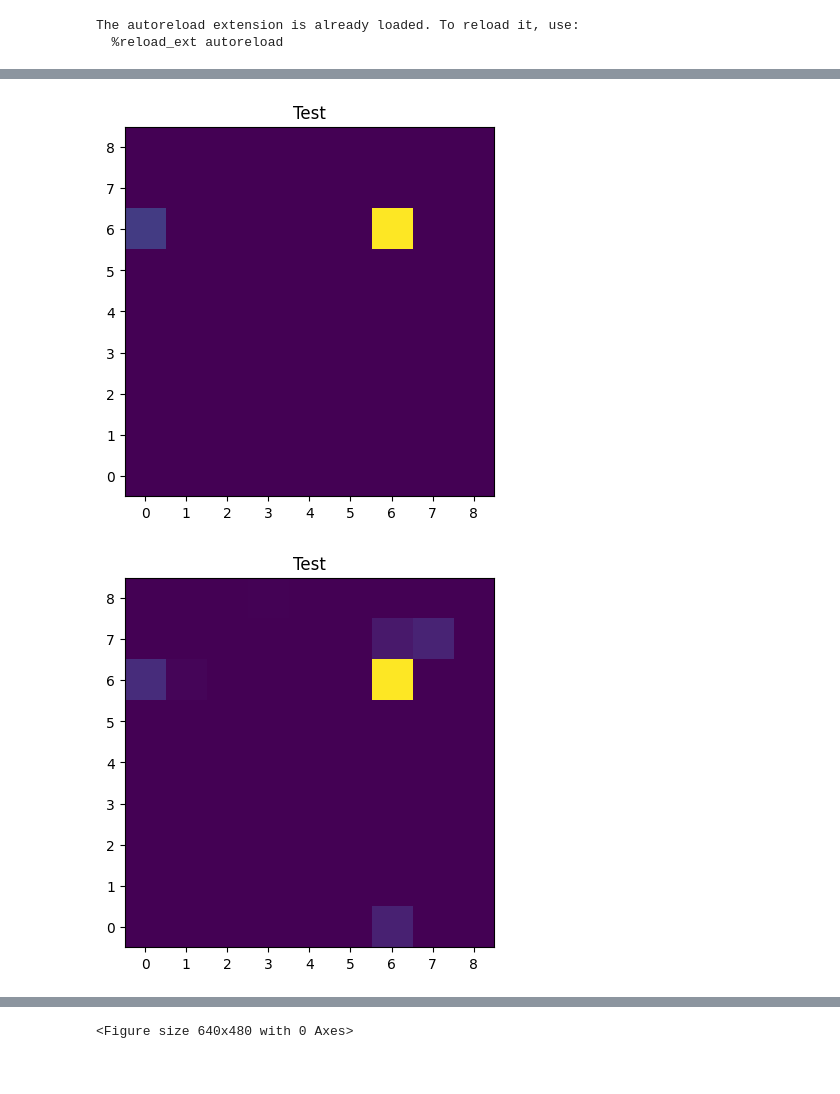
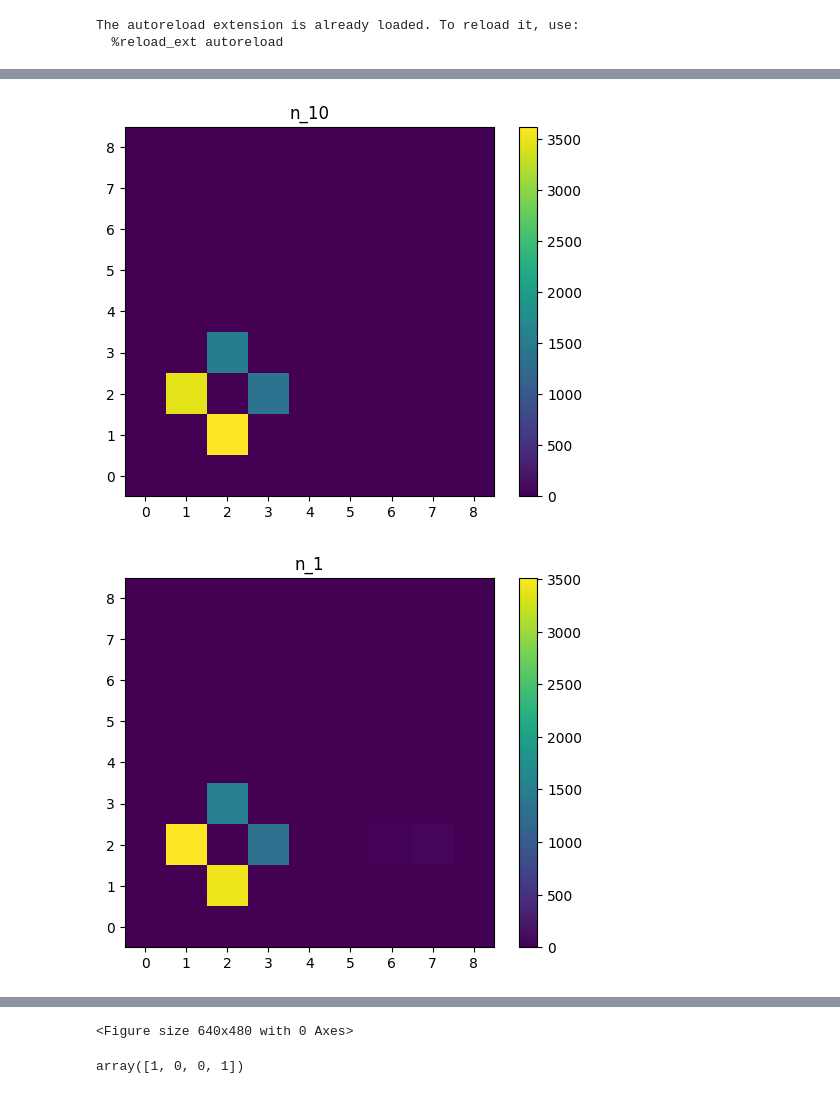
Before and after one commit to JosephRRB/torchgfn_spinfoams, a Jupyter notebook: notebooks/Comparison with MCMC 2D.ipynb, the cells around one changed output, grey strips where cells are left out. Saved outputs shown, nothing was run; the diff lists cells and outputs as text; code cells hidden in the pictures.

Commit message:
Fixed bug in truncated distribution. Restored gaussianDraw to usual gaussian distribution. Refactored code to account for any given reward function. Added colorbar in plots.

```diff
--- a/notebooks/Comparison with MCMC 2D.ipynb
+++ b/notebooks/Comparison with MCMC 2D.ipynb
@@ -19,7 +31,7 @@ import math
 # %%
-iterationsNumber = 10**6
-batchSize = 100000
-burnFactor = 0
+iterationsNumber = 10**5
+batchSize = iterationsNumber / 10
+burnFactor = 100
 deviation = 0.8
 spinJ = 4
 gridLength = 2*spinJ+1
@@ -30,9 +42,10 @@ verbosity = 0
 drawsFolder = str(drawsFolderBase)+"/j_"+str(spinJ)+"/draws/"
 os.makedirs(drawsFolder, exist_ok=True)
 
-MCMC_2D.VertexMCMC(spinJ, iterationsNumber, batchSize, deviation, burnFactor, verbosity, drawsFolder, mean = 0.)
+MCMC_2D.VertexMCMC(spinJ = spinJ, iterationsNumber = iterationsNumber, batchSize = batchSize, deviation = deviation, burnFactor = burnFactor,
+                   verbosity = verbosity, drawsFolder = drawsFolder, mean = 0., rewardFunction=rewardFunction, dimensions=2 )
 # %%
-dir = "../data/2DComparison/iterations_1000000_batch_size_100000_burnin_0_sigma_0.8/j_4/draws/"
+dir = "../data/2DComparison/iterations_"+str(iterationsNumber)+"_batch_size_"+str(batchSize)+"_burnin_"+str(burnFactor)+"_sigma_"+str(deviation)+"/j_"+str(spinJ)+"/draws/"
 
 fileNumber = 0
 
@@ -56,11 +69,15 @@ for ax, file in zip(axs.flat, Path(dir).glob("**/*draw*")):
     for i in range(df.shape[0]):
         data[int(df[i, 0]), int(df[i, 1])] += df[i, 2]
 
-    ax.imshow(data, cmap='viridis', interpolation='nearest')
-    ax.set_title(str(os.path.basename(file)))
+    title = str(os.path.basename(file).split("batch_",1)[1]) # Remove part beofre batch number
+    title = title.split(".csv")[0] # Remove the ending
+    ax.set_title(title)
     ax.set_xticks(axis, labels=axis.astype(str))
     ax.set_yticks(axis, labels=axis.astype(str))
     ax.invert_yaxis()
+    divider = make_axes_locatable(ax)
+    cax = divider.append_axes("right", size="5%", pad=0.05)
+    fig.colorbar(ax.imshow(data, cmap='viridis', interpolation='nearest'), cax = cax)
 
 
 plt.tight_layout()
@@ -71,29 +88,32 @@ plt.clf()
 <Figure size 640x480 with 0 Axes>
 # %%
-dir = "../data/2DComparison/iterations_1000000_batch_size_100000_burnin_0_sigma_0.8/j_4/draws/"
+dir = "../data/2DComparison/iterations_"+str(iterationsNumber)+"_batch_size_"+str(batchSize)+"_burnin_"+str(burnFactor)+"_sigma_"+str(deviation)+"/j_"+str(spinJ)+"/draws/"
 
 fileNumber = 0
 
 for file in Path(dir).glob("**/*draw*"):
     fileNumber += 1
 
 
 
 axis = np.arange(gridLength)
 
 for file in Path(dir).glob("**/*draw*"):
     df = np.genfromtxt(file, delimiter=',', skip_header=1)
     df = np.array(df)
     data = np.zeros(shape=(gridLength, gridLength))
     for i in range(df.shape[0]):
         data[int(df[i, 0]), int(df[i, 1])] += df[i, 2]
     plt.xticks(axis, labels=axis.astype(str))
     plt.yticks(axis, labels=axis.astype(str))
+    title = str(os.path.basename(file).split("batch_",1)[1]) # Remove part beofre batch number
+    title = title.split(".csv")[0] # Remove the ending
     plt.imshow(data, cmap='viridis')
-    plt.gca().set_title("Test")
+    plt.colorbar()
+    plt.gca().set_title(str(title))
     plt.gca().invert_yaxis()
     plt.show()
     plt.clf()
 # %% [output]
-[figure, old version]
+[figure, new version]
-[figure, old version]
+[figure, new version]
@@ -108,0 +135,4 @@ for file in Path(dir).glob("**/*draw*"):
+# %%
+applyOperation(func, 4)
+# %% [output]
+array([1, 0, 0, 1])
```
Also changed, not shown: parts of 7 cells of this notebook, 1 other file.
